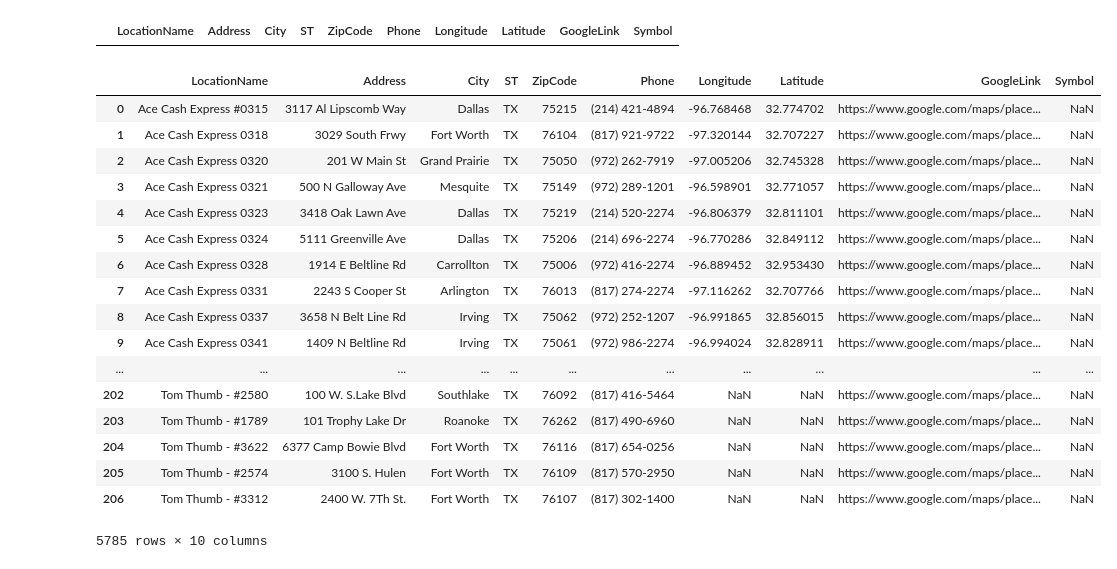
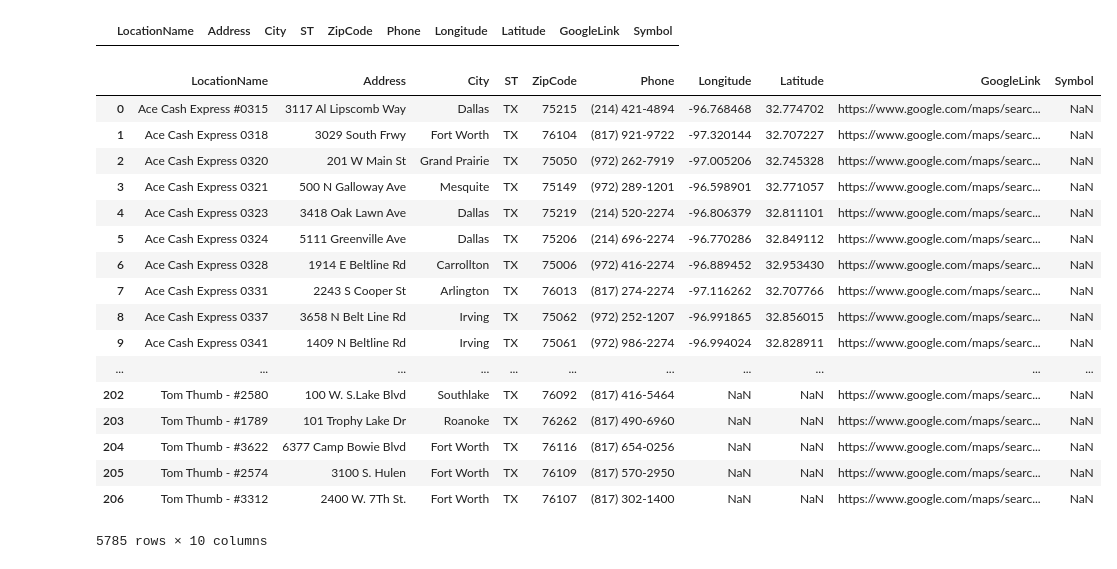
Before and after one commit to pq1/GeoCoding, a Jupyter notebook: Payment Locations.ipynb, the cells around one changed output. Drawn from its saved outputs; the diff is of its cells as text; code cells hidden in the pictures.

```diff
--- a/Payment Locations.ipynb
+++ b/Payment Locations.ipynb
@@ -145,8 +130,8 @@ ace.head()
 # %%
 # Read in excel sheet and take only desired columns
 # Rename the column names
-columnName = ["LocationName", "Address", "City", "ST", "ZipCode", "Phone"]
+columnName = ["LocationName", "Address", "City", "ST", "ZipCode", "Phone", "Longitude", "Latitude"]
 #fidelity = pd.read_excel("paymentlocations/Fidelity Express.xls")
-fidelity = pd.read_excel("paymentlocations/Fidelity Express.xls", sheet_name="Sheet1", usecols="A:E, G", names=columnName)
+fidelity = pd.read_excel("paymentlocations/Fidelity Express.xls", sheet_name="Sheet1", usecols="A:E, G:I", names=columnName)
 fidelity.head()
 # %% [output]
@@ -435,28 +451,28 @@ output = pd.concat([add_columns, ace, fidelity, moneygram, rtp], sort=False)
 # %%
 # Add in Google Link
 #output["ZipCode"] = output["ZipCode"].astype(str)
 # https://www.google.com/maps/place/480 NORTHWEST PARKWAY, AZLE, TX. 76020
-output["GoogleLink"] = "https://www.google.com/maps/place/" + output["Address"] + ", " + output["ST"] + " " + output["ZipCode"].astype(str)
+output["GoogleLink"] = "https://www.google.com/maps/search/" + output["Address"] + ", " + output["ST"] + " " + output["ZipCode"].astype(str)
 output["GoogleLink"].head()
 output
 # %% [output]
 |  | LocationName | Address | City | ST | ZipCode | Phone | Longitude | Latitude | GoogleLink | Symbol |
-| 0 | Ace Cash Express #0315 | 3117 Al Lipscomb Way | Dallas | TX | 75215 | (214) 421-4894 | -96.768468 | 32.774702 | https://www.google.com/maps/place... | NaN |
-| 1 | Ace Cash Express 0318 | 3029 South Frwy | Fort Worth | TX | 76104 | (817) 921-9722 | -97.320144 | 32.707227 | https://www.google.com/maps/place... | NaN |
-| 2 | Ace Cash Express 0320 | 201 W Main St | Grand Prairie | TX | 75050 | (972) 262-7919 | -97.005206 | 32.745328 | https://www.google.com/maps/place... | NaN |
-| 3 | Ace Cash Express 0321 | 500 N Galloway Ave | Mesquite | TX | 75149 | (972) 289-1201 | -96.598901 | 32.771057 | https://www.google.com/maps/place... | NaN |
-| 4 | Ace Cash Express 0323 | 3418 Oak Lawn Ave | Dallas | TX | 75219 | (214) 520-2274 | -96.806379 | 32.811101 | https://www.google.com/maps/place... | NaN |
-| 5 | Ace Cash Express 0324 | 5111 Greenville Ave | Dallas | TX | 75206 | (214) 696-2274 | -96.770286 | 32.849112 | https://www.google.com/maps/place... | NaN |
-| 6 | Ace Cash Express 0328 | 1914 E Beltline Rd | Carrollton | TX | 75006 | (972) 416-2274 | -96.889452 | 32.953430 | https://www.google.com/maps/place... | NaN |
-| 7 | Ace Cash Express 0331 | 2243 S Cooper St | Arlington | TX | 76013 | (817) 274-2274 | -97.116262 | 32.707766 | https://www.google.com/maps/place... | NaN |
-| 8 | Ace Cash Express 0337 | 3658 N Belt Line Rd | Irving | TX | 75062 | (972) 252-1207 | -96.991865 | 32.856015 | https://www.google.com/maps/place... | NaN |
-| 9 | Ace Cash Express 0341 | 1409 N Beltline Rd | Irving | TX | 75061 | (972) 986-2274 | -96.994024 | 32.828911 | https://www.google.com/maps/place... | NaN |
+| 0 | Ace Cash Express #0315 | 3117 Al Lipscomb Way | Dallas | TX | 75215 | (214) 421-4894 | -96.768468 | 32.774702 | https://www.google.com/maps/searc... | NaN |
+| 1 | Ace Cash Express 0318 | 3029 South Frwy | Fort Worth | TX | 76104 | (817) 921-9722 | -97.320144 | 32.707227 | https://www.google.com/maps/searc... | NaN |
+| 2 | Ace Cash Express 0320 | 201 W Main St | Grand Prairie | TX | 75050 | (972) 262-7919 | -97.005206 | 32.745328 | https://www.google.com/maps/searc... | NaN |
+| 3 | Ace Cash Express 0321 | 500 N Galloway Ave | Mesquite | TX | 75149 | (972) 289-1201 | -96.598901 | 32.771057 | https://www.google.com/maps/searc... | NaN |
+| 4 | Ace Cash Express 0323 | 3418 Oak Lawn Ave | Dallas | TX | 75219 | (214) 520-2274 | -96.806379 | 32.811101 | https://www.google.com/maps/searc... | NaN |
+| 5 | Ace Cash Express 0324 | 5111 Greenville Ave | Dallas | TX | 75206 | (214) 696-2274 | -96.770286 | 32.849112 | https://www.google.com/maps/searc... | NaN |
+| 6 | Ace Cash Express 0328 | 1914 E Beltline Rd | Carrollton | TX | 75006 | (972) 416-2274 | -96.889452 | 32.953430 | https://www.google.com/maps/searc... | NaN |
+| 7 | Ace Cash Express 0331 | 2243 S Cooper St | Arlington | TX | 76013 | (817) 274-2274 | -97.116262 | 32.707766 | https://www.google.com/maps/searc... | NaN |
+| 8 | Ace Cash Express 0337 | 3658 N Belt Line Rd | Irving | TX | 75062 | (972) 252-1207 | -96.991865 | 32.856015 | https://www.google.com/maps/searc... | NaN |
+| 9 | Ace Cash Express 0341 | 1409 N Beltline Rd | Irving | TX | 75061 | (972) 986-2274 | -96.994024 | 32.828911 | https://www.google.com/maps/searc... | NaN |
 | ... | ... | ... | ... | ... | ... | ... | ... | ... | ... | ... |
-| 202 | Tom Thumb - #2580 | 100 W. S.Lake Blvd | Southlake | TX | 76092 | (817) 416-5464 | NaN | NaN | https://www.google.com/maps/place... | NaN |
-| 203 | Tom Thumb - #1789 | 101 Trophy Lake Dr | Roanoke | TX | 76262 | (817) 490-6960 | NaN | NaN | https://www.google.com/maps/place... | NaN |
-| 204 | Tom Thumb - #3622 | 6377 Camp Bowie Blvd | Fort Worth | TX | 76116 | (817) 654-0256 | NaN | NaN | https://www.google.com/maps/place... | NaN |
-| 205 | Tom Thumb - #2574 | 3100 S. Hulen | Fort Worth | TX | 76109 | (817) 570-2950 | NaN | NaN | https://www.google.com/maps/place... | NaN |
-| 206 | Tom Thumb - #3312 | 2400 W. 7Th St. | Fort Worth | TX | 76107 | (817) 302-1400 | NaN | NaN | https://www.google.com/maps/place... | NaN |
+| 202 | Tom Thumb - #2580 | 100 W. S.Lake Blvd | Southlake | TX | 76092 | (817) 416-5464 | NaN | NaN | https://www.google.com/maps/searc... | NaN |
+| 203 | Tom Thumb - #1789 | 101 Trophy Lake Dr | Roanoke | TX | 76262 | (817) 490-6960 | NaN | NaN | https://www.google.com/maps/searc... | NaN |
+| 204 | Tom Thumb - #3622 | 6377 Camp Bowie Blvd | Fort Worth | TX | 76116 | (817) 654-0256 | NaN | NaN | https://www.google.com/maps/searc... | NaN |
+| 205 | Tom Thumb - #2574 | 3100 S. Hulen | Fort Worth | TX | 76109 | (817) 570-2950 | NaN | NaN | https://www.google.com/maps/searc... | NaN |
+| 206 | Tom Thumb - #3312 | 2400 W. 7Th St. | Fort Worth | TX | 76107 | (817) 302-1400 | NaN | NaN | https://www.google.com/maps/searc... | NaN |
 5785 rows × 10 columns
 # %%
 # index=False is needed so there is no index that is added by Pandas
```
Also changed, not shown: parts of 8 cells of this notebook, 5 other files.
